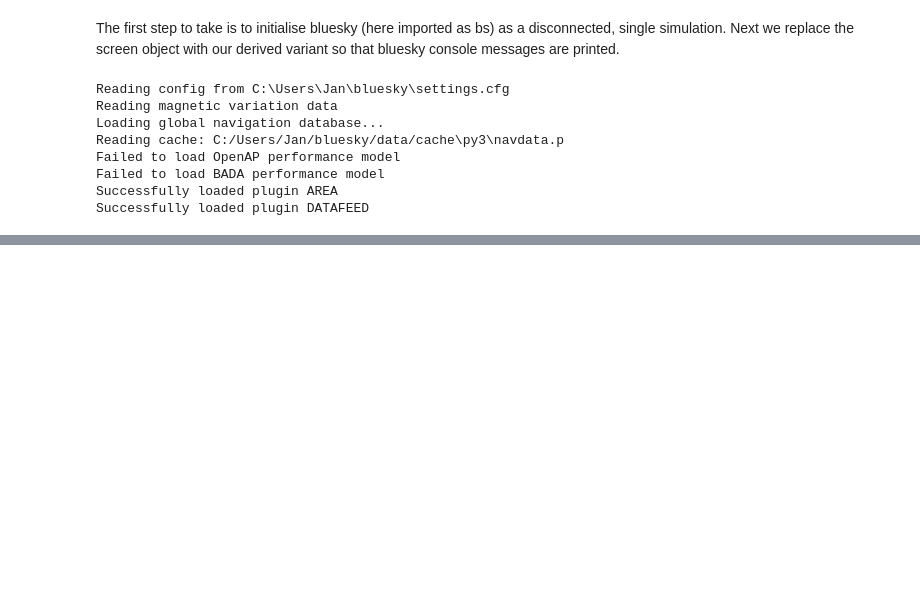
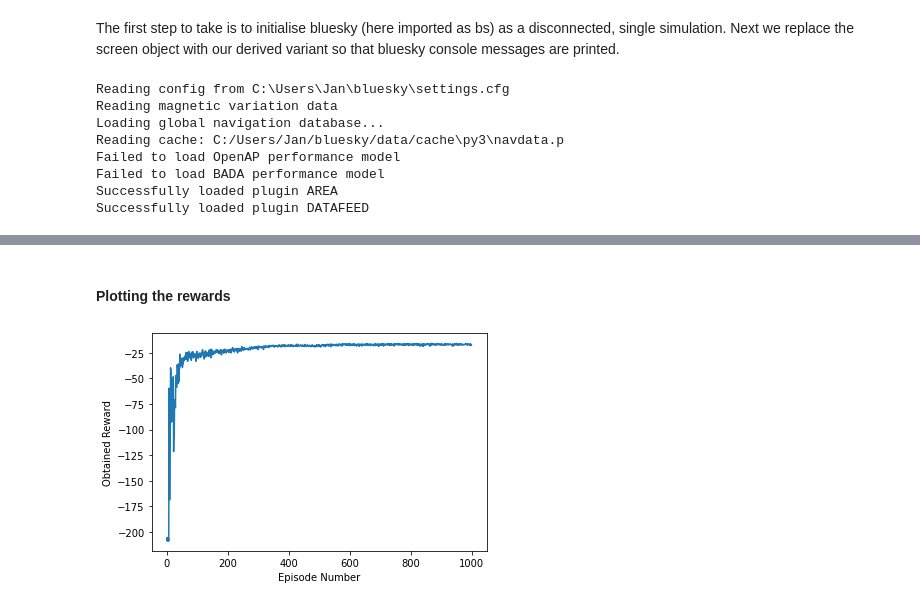
Before and after one commit to jangroter/BSRLNotebook, a Jupyter notebook: ExampleNotebook.ipynb, the cells around one changed output, grey strips where cells are left out. Cells and saved outputs as stored; diff of their text form; code cells hidden in the pictures; blank space fills up the shorter version.

```diff
--- a/ExampleNotebook.ipynb
+++ b/ExampleNotebook.ipynb
@@ -205,0 +200,16 @@ plt.plot(alt)
+# %% [markdown]
+#### Plotting the rewards
+# %%
+did_training = False
+
+if did_training:
+    fig, ax = plt.subplots(1, 1)
+    ax.plot(Rewards)
+    ax.set_xlabel('Episode Number')
+    ax.set_ylabel('Obtained Reward')
+    plt.show()
+else:
+    fig = Image.open('RewardEvolution.png')
+    fig.show()
+# %% [output]
+[figure, added]
```
Also changed, not shown: parts of 17 cells of this notebook, 4 other files.
